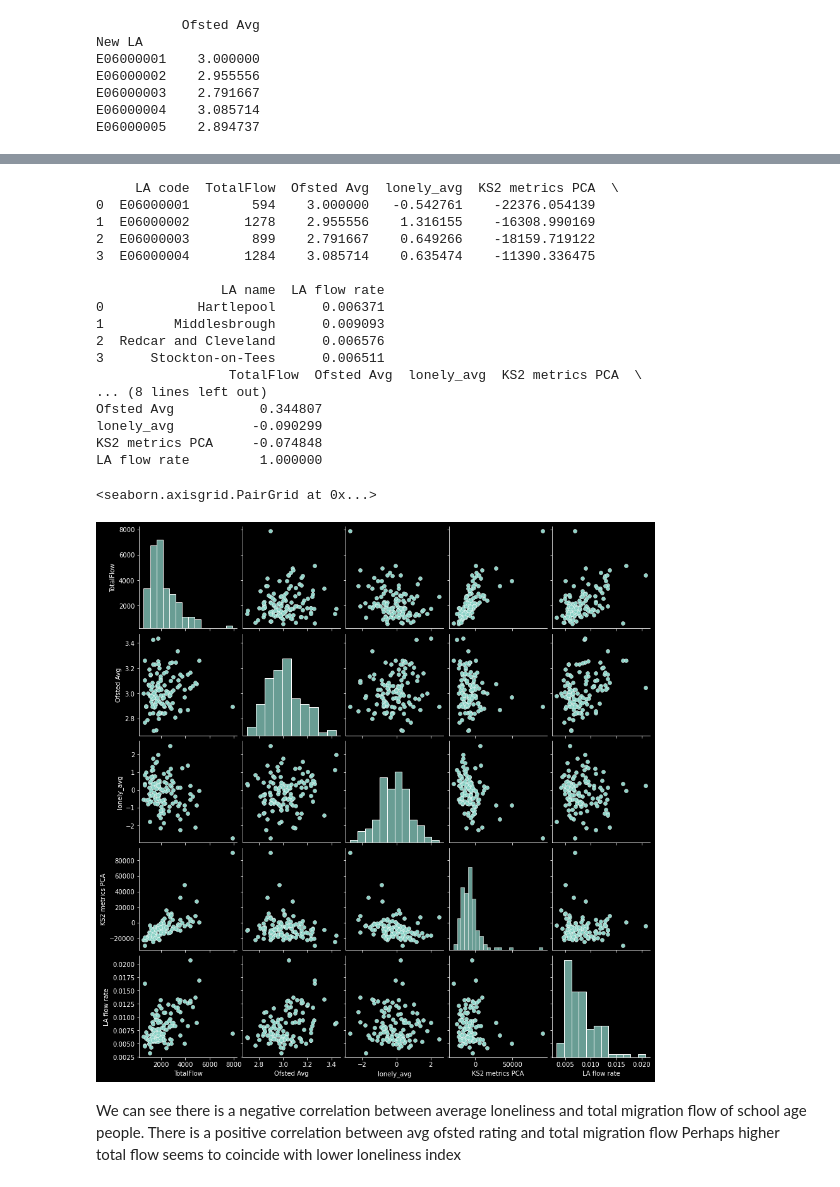
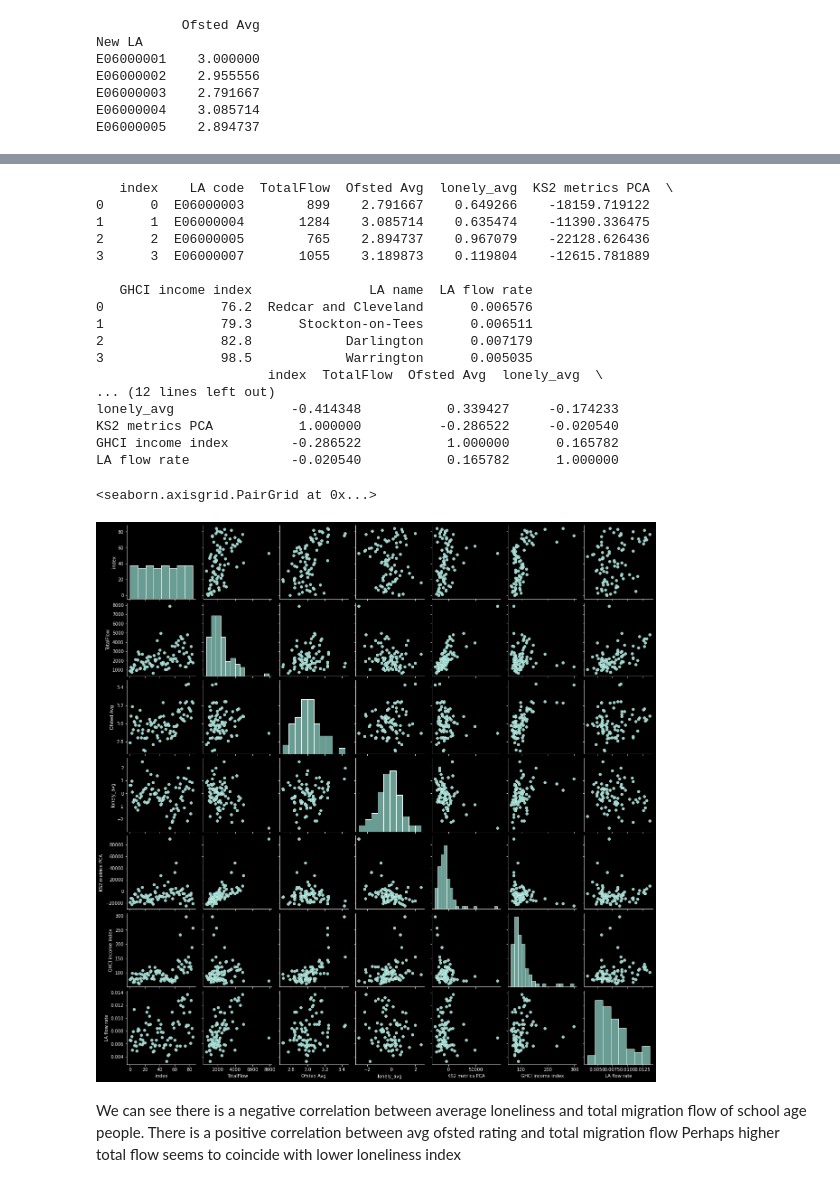
Before and after one commit to JonathanMarriott/ADS-Loneliness, a Jupyter notebook: school_analysis.ipynb, the cells around one changed output, grey strips where cells are left out. Drawn from its saved outputs; the diff is of its cells as text; code cells hidden in the pictures.

Commit message:
Added gross household disposable income data

```diff
--- a/school_analysis.ipynb
+++ b/school_analysis.ipynb
@@ -122,3 +122,13 @@ E06000005    2.894737
 pop_df = pd.read_excel('ukmidyearestimates20182019ladcodes.xls',sheet_name='MYE2-All',header=4)
 pop_df = pop_df.loc[pop_df['Code'].isin(ofsted_avg.reset_index()['New LA'])]
 pop_dict = dict(zip(pop_df['Code'],pop_df['All ages']))
+# %%
+#Income data for uk regions - gross disposable household income (GDHI) per head as index
+income_df = pd.read_excel('regionalgrossdisposablehouseholdincomeallitlregions.xls',sheet_name='Table 3',header= 1)
+itl_coversion_df = pd.read_excel('LAD21_LAU121_ITL321_ITL221_ITL121_UK_LU.xlsx',header=0)
+income_df = income_df.loc[income_df['ITL code'].str.len() == 5] #filter to smaller regions
+itl2LAcode = dict(zip(itl_coversion_df['ITL321CD'],itl_coversion_df['LAD21CD']))
+income_df['LA code'] = income_df['ITL code'].apply(lambda x: itl2LAcode[x])
+income_df = income_df[['LA code',2018]]
+income_df = income_df.rename(columns={2018:'GDHI income index'})
+income_df.head(8)
@@ -171,4 +196,6 @@ E10000032     33656.466658
 # %%
+import scipy
+
 LAcodes_df = pd.read_csv('Local_Authority_Districts__December_2020__Names_and_Codes_in_the_United_Kingdom.csv',header=0)
 LAcode2name = dict(zip(LAcodes_df['LAD20CD'],LAcodes_df['LAD20NM']))
 #Add back abolished LAs
@@ -176,50 +203,55 @@ LAcode2name['E07000004'] = 'Aylesbury Vale'
 LAcode2name['E07000005'] = 'Chiltern'
 LAcode2name['E07000006'] = 'South Bucks'
 LAcode2name['E07000007'] = 'Wycombe'
 
 # Join the loneliness index with the migration data
 main_df = migration_school_ages.join(ofsted_avg,on= 'LA code')
 main_df = main_df.join(lonely_index_average, on='LA code')
 main_df = pd.merge(main_df,ks2_pca_df,on='LA code')
+main_df = pd.merge(main_df,income_df,on='LA code')
 main_df = main_df.reset_index()
 
 main_df = main_df.loc[main_df['Ofsted Avg'].notna()] # remove LAs from wales etc which we havent calcualted Ofsted or lonely avg
 main_df = main_df.loc[main_df['lonely_avg'].notna()]
 
 
 main_df['LA name'] = main_df['LA code'].apply(lambda x: LAcode2name[x])
 main_df['LA flow rate'] =  main_df['TotalFlow'] / main_df['LA code'].apply(lambda x: pop_dict[x])
+
+# main_df['KS2_PCA_Zscore'] = scipy.stats.zscore(main_df['KS2 metrics PCA'])
+# main_df = main_df.loc[main_df['KS2_PCA_Zscore'].abs() <=3]
+
 
 # main_data['lonely_avg'] = pd.to_numeric(main_data['lonely_avg'])
 main_vars = main_df.drop(columns=['Net', 'Inflow.1', 'Outflow.1', 'Net.1', 'Inflow.2','Outflow.2','Net.2'])
 main_vars = main_vars.drop(columns=['Inflow', 'Outflow'])
 print(main_vars.head(4))
 print(main_vars.corr())
 
 import seaborn as sns
 import matplotlib
 matplotlib.style.use('dark_background')
 sns.pairplot(main_vars)
 # %% [output]
-     LA code  TotalFlow  Ofsted Avg  lonely_avg  KS2 metrics PCA  \
-0  E06000001        594    3.000000   -0.542761    -22376.054139
-1  E06000002       1278    2.955556    1.316155    -16308.990169
-2  E06000003        899    2.791667    0.649266    -18159.719122
-3  E06000004       1284    3.085714    0.635474    -11390.336475
+   index    LA code  TotalFlow  Ofsted Avg  lonely_avg  KS2 metrics PCA  \
+0      0  E06000003        899    2.791667    0.649266    -18159.719122
+1      1  E06000004       1284    3.085714    0.635474    -11390.336475
+2      2  E06000005        765    2.894737    0.967079    -22128.626436
+3      3  E06000007       1055    3.189873    0.119804    -12615.781889
 
-                LA name  LA flow rate
-0            Hartlepool      0.006371
-1         Middlesbrough      0.009093
-2  Redcar and Cleveland      0.006576
-3      Stockton-on-Tees      0.006511
-                 TotalFlow  Ofsted Avg  lonely_avg  KS2 metrics PCA  \
-... (8 lines left out)
-Ofsted Avg           0.344807
-lonely_avg          -0.090299
-KS2 metrics PCA     -0.074848
-LA flow rate         1.000000
+   GHCI income index               LA name  LA flow rate
+0               76.2  Redcar and Cleveland      0.006576
+1               79.3      Stockton-on-Tees      0.006511
+2               82.8            Darlington      0.007179
+3               98.5            Warrington      0.005035
+                      index  TotalFlow  Ofsted Avg  lonely_avg  \
+... (12 lines left out)
+lonely_avg               -0.414348           0.339427     -0.174233
+KS2 metrics PCA           1.000000          -0.286522     -0.020540
+GHCI income index        -0.286522           1.000000      0.165782
+LA flow rate             -0.020540           0.165782      1.000000
 <seaborn.axisgrid.PairGrid at 0x...>
-[figure, old version]
+[figure, new version]
 # %% [markdown]
 We can see there is a negative correlation between average loneliness and total migration flow of school age people.
 There is a positive correlation between avg ofsted rating and total migration flow
```
Also changed, not shown: parts of 3 cells of this notebook, 2 other files.
